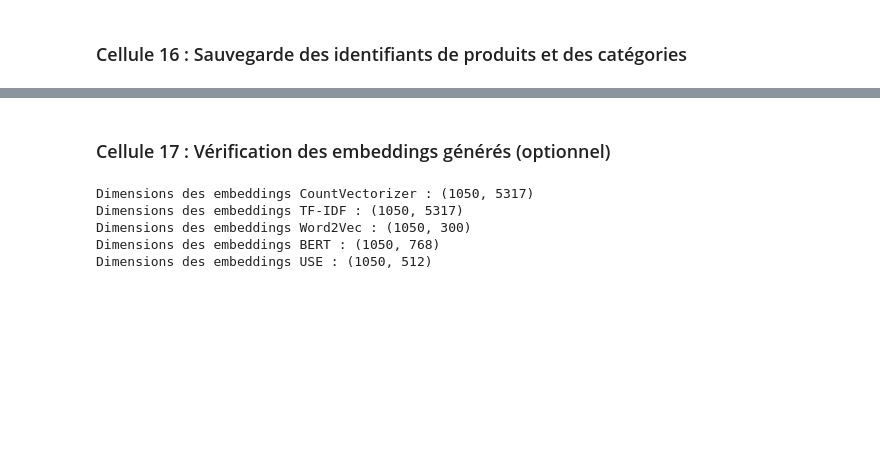
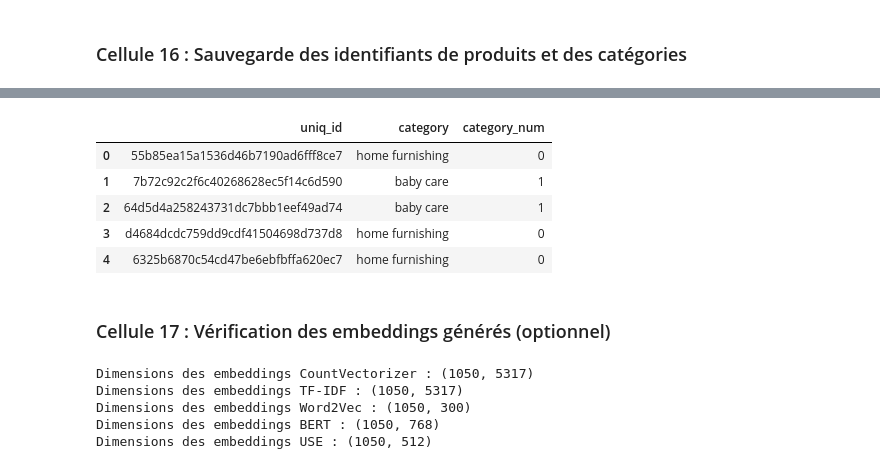
Before and after one commit to preudh/OC_IA_P6_automatically_classify_consumer_goods, a Jupyter notebook: notebooks/P6_03_Preudhomme_Patrice_4_Feature-texte.ipynb, the cells around one changed output, grey strips where cells are left out. Cells and saved outputs as stored; diff of their text form; code cells hidden in the pictures; blank space fills up the shorter version.

```diff
--- a/notebooks/P6_03_Preudhomme_Patrice_4_Feature-texte.ipynb
+++ b/notebooks/P6_03_Preudhomme_Patrice_4_Feature-texte.ipynb
@@ -681,5 +974,17 @@ product_info = data[['product_id', 'category', 'category_num']]
 file_path = os.path.join("..", "data", "product_info.csv")
 product_info.to_csv(file_path, index=False)
+# %%
+# Vérification des fichiers sauvegardés
+path_products = os.path.join("..", "data", "product_info.csv")
+data_products = pd.read_csv(path_products)
+data_products.head()
+# %% [output]
+|  | uniq_id | category | category_num |
+| 0 | 55b85ea15a1536d46b7190ad6fff8ce7 | home furnishing | 0 |
+| 1 | 7b72c92c2f6c40268628ec5f14c6d590 | baby care | 1 |
+| 2 | 64d5d4a258243731dc7bbb1eef49ad74 | baby care | 1 |
+| 3 | d4684dcdc759dd9cdf41504698d737d8 | home furnishing | 0 |
+| 4 | 6325b6870c54cd47be6ebfbffa620ec7 | home furnishing | 0 |
 # %% [markdown]
 ### Cellule 17 : Vérification des embeddings générés (optionnel)
 # %%
```
Also changed, not shown: parts of 33 cells of this notebook, 1 other file.
